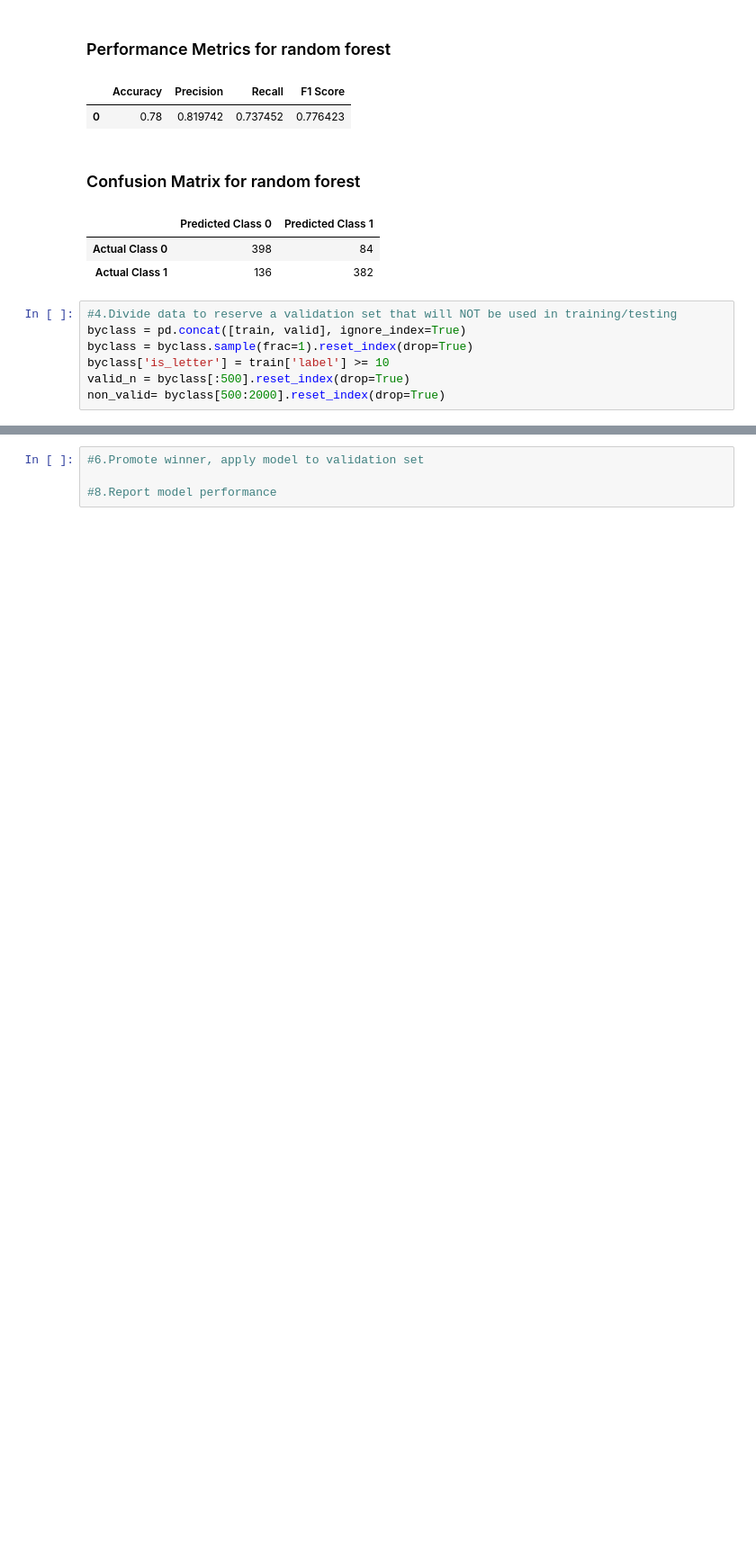
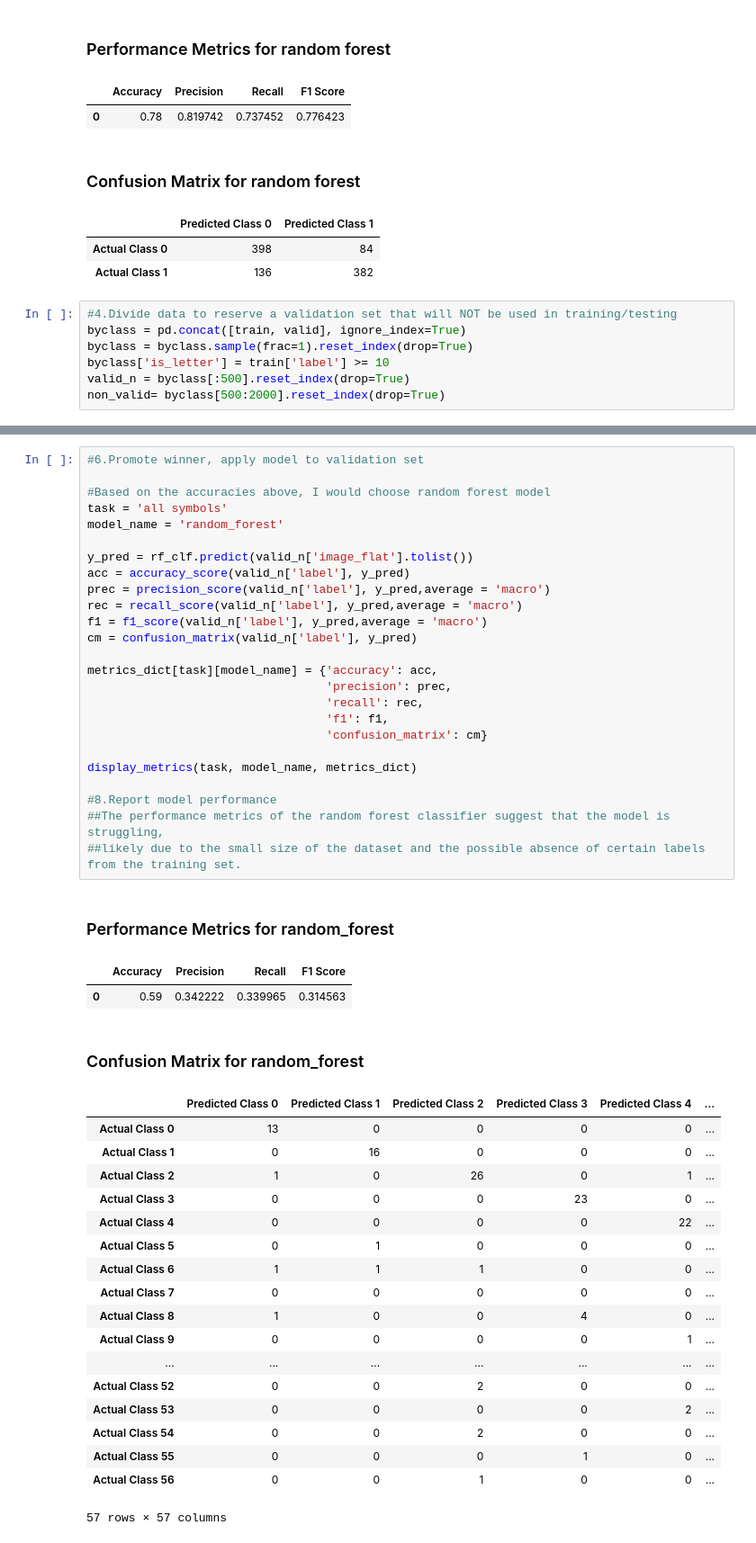
Before and after one commit to ambwhl/datasci_223, a Jupyter notebook: exercises/4-classification/exercise.ipynb, the cells around one changed output, grey strips where cells are left out. Shown: that part at 90% size. Cells and saved outputs as stored; diff of their text form; blank space fills up the shorter version.

```diff
--- a/exercises/4-classification/exercise.ipynb
+++ b/exercises/4-classification/exercise.ipynb
@@ -523,4 +529,48 @@ logistic_regression
-# %%
-#6.Promote winner, apply model to validation set
-
-#8.Report model performance
+# %%
+#6.Promote winner, apply model to validation set
+
+#Based on the accuracies above, I would choose random forest model
+task = 'all symbols'
+model_name = 'random_forest'
+
+y_pred = rf_clf.predict(valid_n['image_flat'].tolist())
+acc = accuracy_score(valid_n['label'], y_pred)
+prec = precision_score(valid_n['label'], y_pred,average = 'macro')
+rec = recall_score(valid_n['label'], y_pred,average = 'macro')
+f1 = f1_score(valid_n['label'], y_pred,average = 'macro')
+cm = confusion_matrix(valid_n['label'], y_pred)
+
+metrics_dict[task][model_name] = {'accuracy': acc,
+                                  'precision': prec,
+                                  'recall': rec,
+                                  'f1': f1,
+                                  'confusion_matrix': cm}
+
+display_metrics(task, model_name, metrics_dict)
+
+#8.Report model performance
+##The performance metrics of the random forest classifier suggest that the model is struggling,
+##likely due to the small size of the dataset and the possible absence of certain labels from the training set.
+# %% [output]
+### Performance Metrics for random_forest
+|  | Accuracy | Precision | Recall | F1 Score |
+| 0 | 0.59 | 0.342222 | 0.339965 | 0.314563 |
+### Confusion Matrix for random_forest
+|  | Predicted Class 0 | Predicted Class 1 | Predicted Class 2 | Predicted Class 3 | Predicted Class 4 | ... |
+| Actual Class 0 | 13 | 0 | 0 | 0 | 0 | ... |
+| Actual Class 1 | 0 | 16 | 0 | 0 | 0 | ... |
+| Actual Class 2 | 1 | 0 | 26 | 0 | 1 | ... |
+| Actual Class 3 | 0 | 0 | 0 | 23 | 0 | ... |
+| Actual Class 4 | 0 | 0 | 0 | 0 | 22 | ... |
+| Actual Class 5 | 0 | 1 | 0 | 0 | 0 | ... |
+| Actual Class 6 | 1 | 1 | 1 | 0 | 0 | ... |
+| Actual Class 7 | 0 | 0 | 0 | 0 | 0 | ... |
+| Actual Class 8 | 1 | 0 | 0 | 4 | 0 | ... |
+| Actual Class 9 | 0 | 0 | 0 | 0 | 1 | ... |
+| ... | ... | ... | ... | ... | ... | ... |
+| Actual Class 52 | 0 | 0 | 2 | 0 | 0 | ... |
+| Actual Class 53 | 0 | 0 | 0 | 0 | 2 | ... |
+| Actual Class 54 | 0 | 0 | 2 | 0 | 0 | ... |
+| Actual Class 55 | 0 | 0 | 0 | 1 | 0 | ... |
+| Actual Class 56 | 0 | 0 | 1 | 0 | 0 | ... |
+57 rows × 57 columns
```
Also changed, not shown: parts of 3 cells of this notebook.
